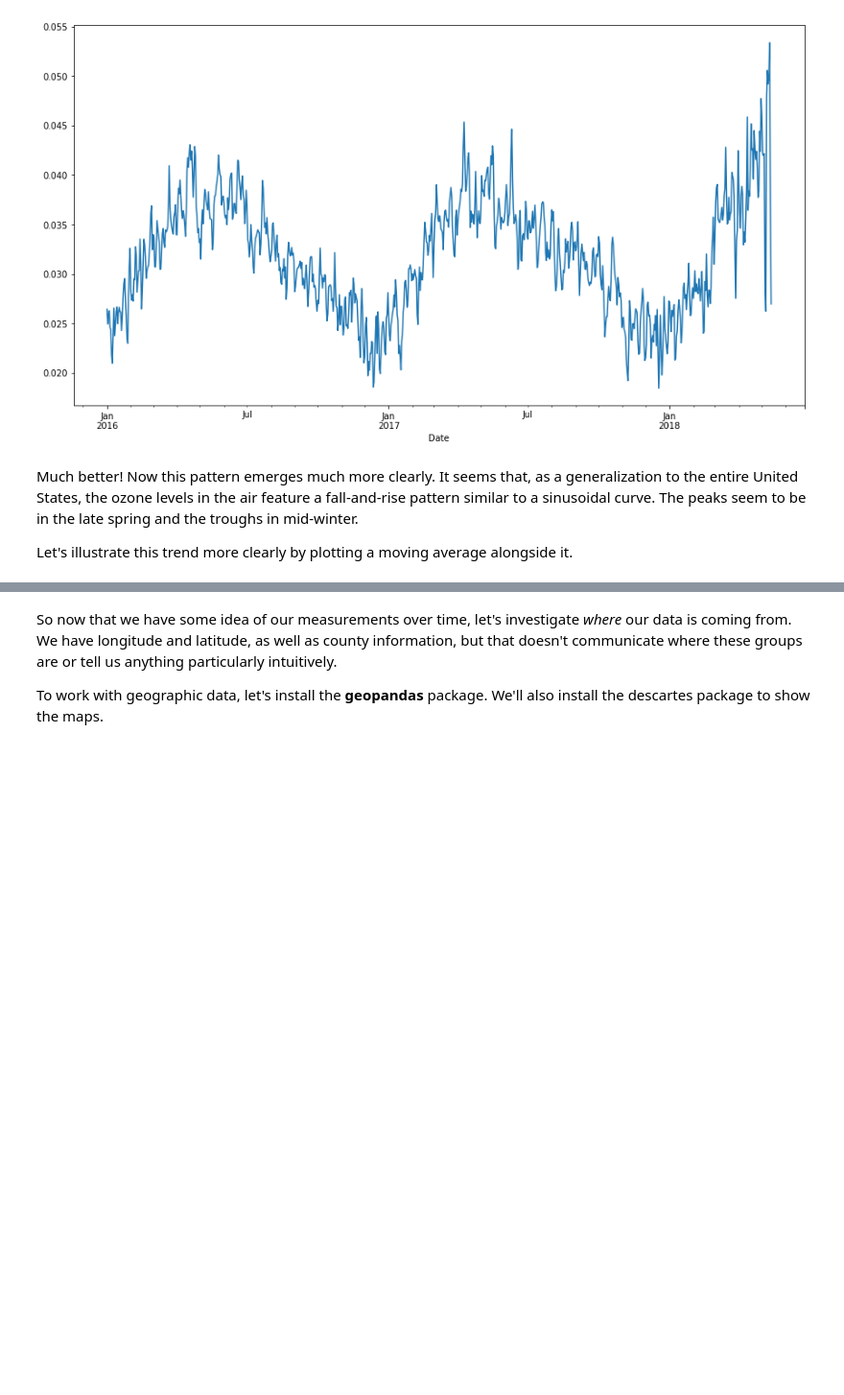
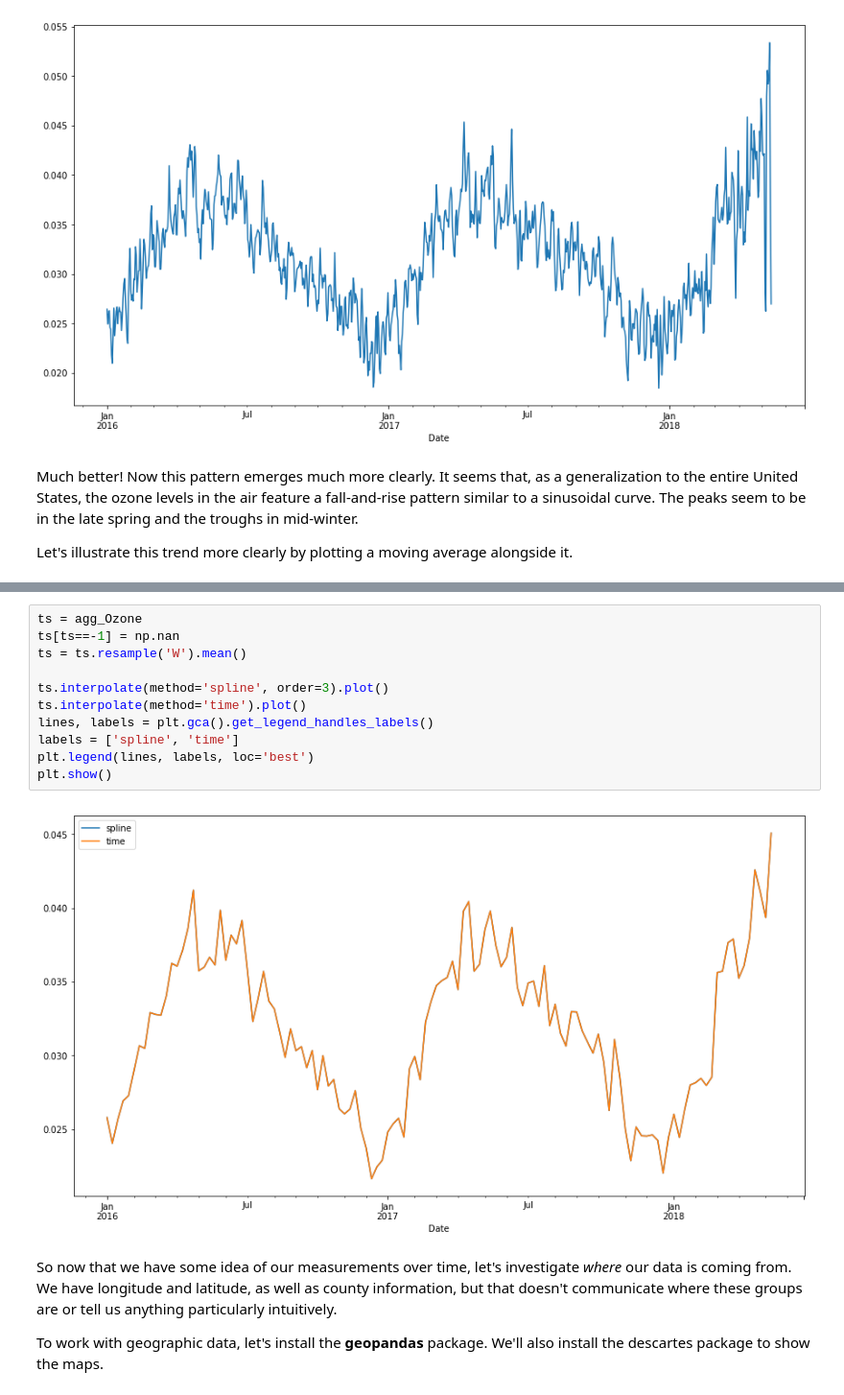
Before and after one commit to bigdatachallenge/2019_bdc_workshops, a Jupyter notebook: MD Python3 Week-1.ipynb, the cells around one changed output, grey strips where cells are left out. Shown at 96% size. Drawn from its saved outputs; the diff is of its cells as text; blank space fills up the shorter version.

```diff
--- a/MD Python3 Week-1.ipynb
+++ b/MD Python3 Week-1.ipynb
@@ -470,3 +482,16 @@ pd.DataFrame([agg_Ozone,avg_Ozone]).T.plot()
+# %%
+ts = agg_Ozone
+ts[ts==-1] = np.nan
+ts = ts.resample('W').mean()
+
+ts.interpolate(method='spline', order=3).plot()
+ts.interpolate(method='time').plot()
+lines, labels = plt.gca().get_legend_handles_labels()
+labels = ['spline', 'time']
+plt.legend(lines, labels, loc='best')
+plt.show()
+# %% [output]
+[figure, added]
 # %% [markdown]
 So now that we have some idea of our measurements over time, let's investigate *where* our data is coming from. We have longitude and latitude, as well as county information, but that doesn't communicate where these groups are or tell us anything particularly intuitively.
 
```
Also changed, not shown: parts of 4 cells of this notebook.
